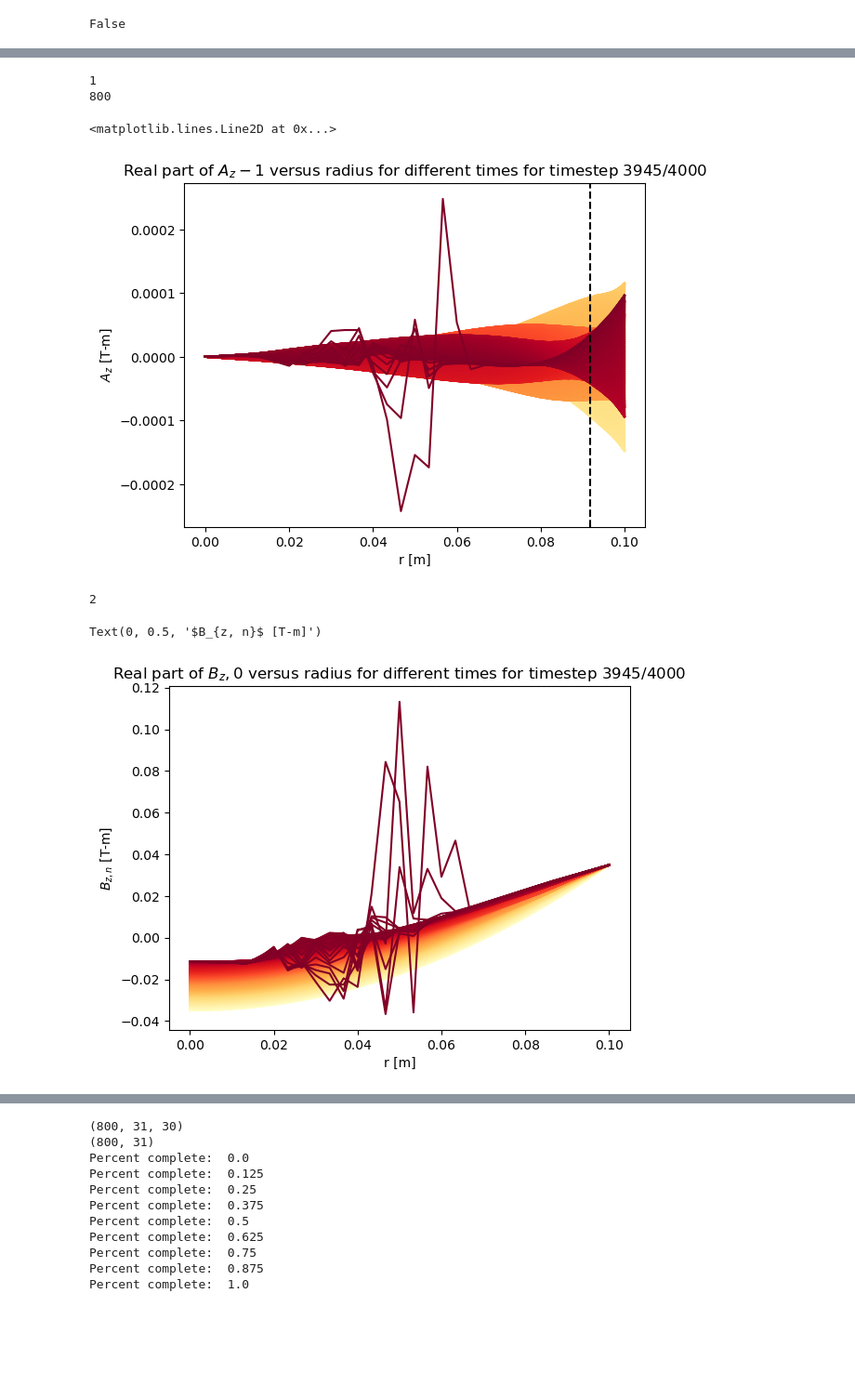
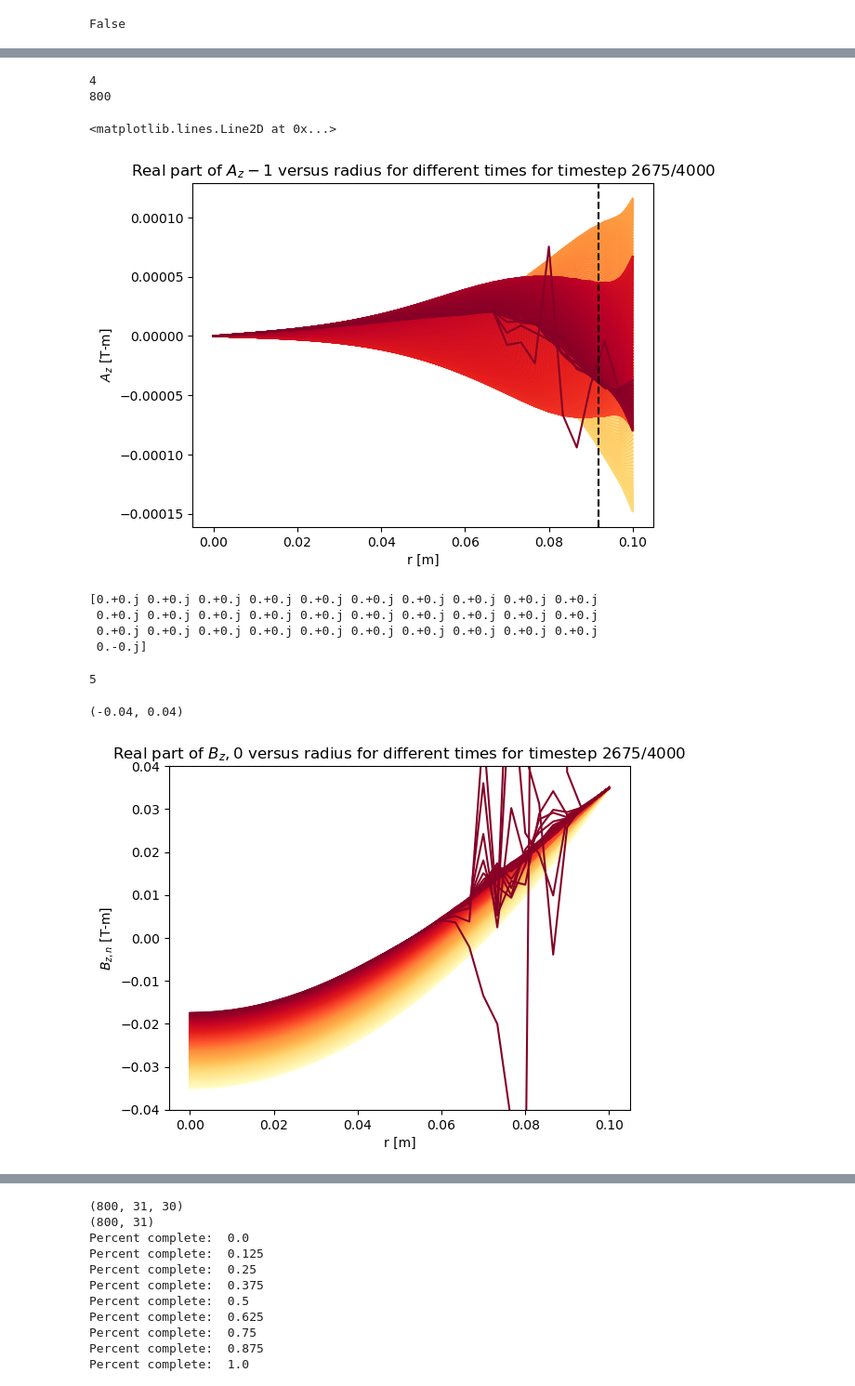
Before and after one commit to vandelij/FRC_RMF, a Jupyter notebook: predictor2_corrector_combine_RMF_code_case_Mlroy1999_fewer_time_steps - Copy.ipynb, the cells around one changed output, grey strips where cells are left out. Shown at 93% size. Cells and saved outputs as stored; diff of their text form; code cells hidden in the pictures; blank space fills up the shorter version.

```diff
--- a/predictor2_corrector_combine_RMF_code_case_Mlroy1999_fewer_time_steps - Copy.ipynb
+++ b/predictor2_corrector_combine_RMF_code_case_Mlroy1999_fewer_time_steps - Copy.ipynb
@@ -798,7 +798,7 @@ False
 # Area to test out the functionality of not saving every timestep
 # Create A_z_holder
 
-modesnm = 2 # choose the number of modes: modesnm = 2 means both Az and Bz will be solved for
+modesnm = 5 # choose the number of modes: modesnm = 2 means both Az and Bz will be solved for
             # modes -2, -1, 0, 1, 2
 m_array = np.linspace(-modesnm, modesnm, 2*modesnm + 1)  # choose modes for AZ
 A_Zm_hold = []
@@ -911,7 +913,7 @@ im = np.where(m_array == m)[0][0]
 print(im)
 print(A_z_hold_out[im].shape[0])
 toplot='r'
-range_to_plot = 789 #A_z_hold_out[im].shape[0]
+range_to_plot = 535 #540 #A_z_hold_out[im].shape[0]
 if toplot == 'r':
     for i in range(range_to_plot):
         cmap_color = cmap(i/range_to_plot)
@@ -931,22 +933,30 @@ d_skin = np.sqrt(2*eta/(mu0*w_RMF))
 
 plt.axvline(x=(R-d_skin), color='black', linestyle='--')
 # %% [output]
-1
+4
 800
 <matplotlib.lines.Line2D at 0x...>
-[figure, old version]
+[figure, new version]
+# %%
+print(A_z_hold_out[1][530, :])
+# %% [output]
+[0.+0.j 0.+0.j 0.+0.j 0.+0.j 0.+0.j 0.+0.j 0.+0.j 0.+0.j 0.+0.j 0.+0.j
+ 0.+0.j 0.+0.j 0.+0.j 0.+0.j 0.+0.j 0.+0.j 0.+0.j 0.+0.j 0.+0.j 0.+0.j
+ 0.+0.j 0.+0.j 0.+0.j 0.+0.j 0.+0.j 0.+0.j 0.+0.j 0.+0.j 0.+0.j 0.+0.j
+ 0.-0.j]
 # %%
 n = 0
 i_n = np.where(n_array == n)[0][0]
 print(i_n)
-#range_to_plot = 789 #B_z_hold_out[i_n].shape[0] # 1145# B_z_hold_out[i_n].shape[0]
+#range_to_plot = 530 #B_z_hold_out[i_n].shape[0] # 1145# B_z_hold_out[i_n].shape[0]
 for i in range(range_to_plot):#B_z_hold_out[i_n].shape[0]):
     cmap_color = cmap(i/range_to_plot)
     plt.plot(r_array, np.real(B_z_hold_out[i_n][i, :]), color=cmap_color)#, alpha = (i/255))
 plt.title(f'Real part of $B_z,{n}$ versus radius for different times for timestep {range_to_plot*timestep_save_interval}/{nt}')
 plt.xlabel('r [m]')
 plt.ylabel(r'$B_{z, n}$ [T-m]')
+plt.ylim(-0.04, .04)
 # %% [output]
-2
+5
-Text(0, 0.5, '$B_{z, n}$ [T-m]')
+(-0.04, 0.04)
-[figure, old version]
+[figure, new version]
```
Also changed, not shown: parts of 5 cells of this notebook.
